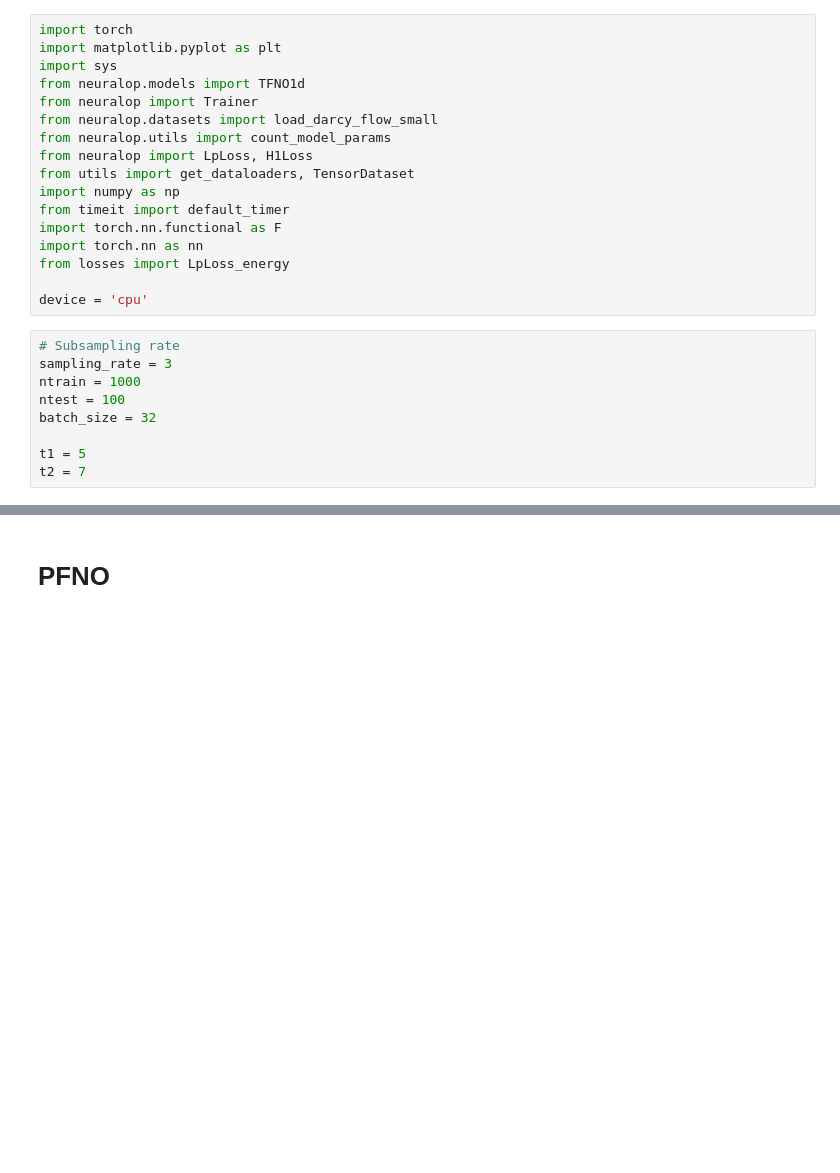
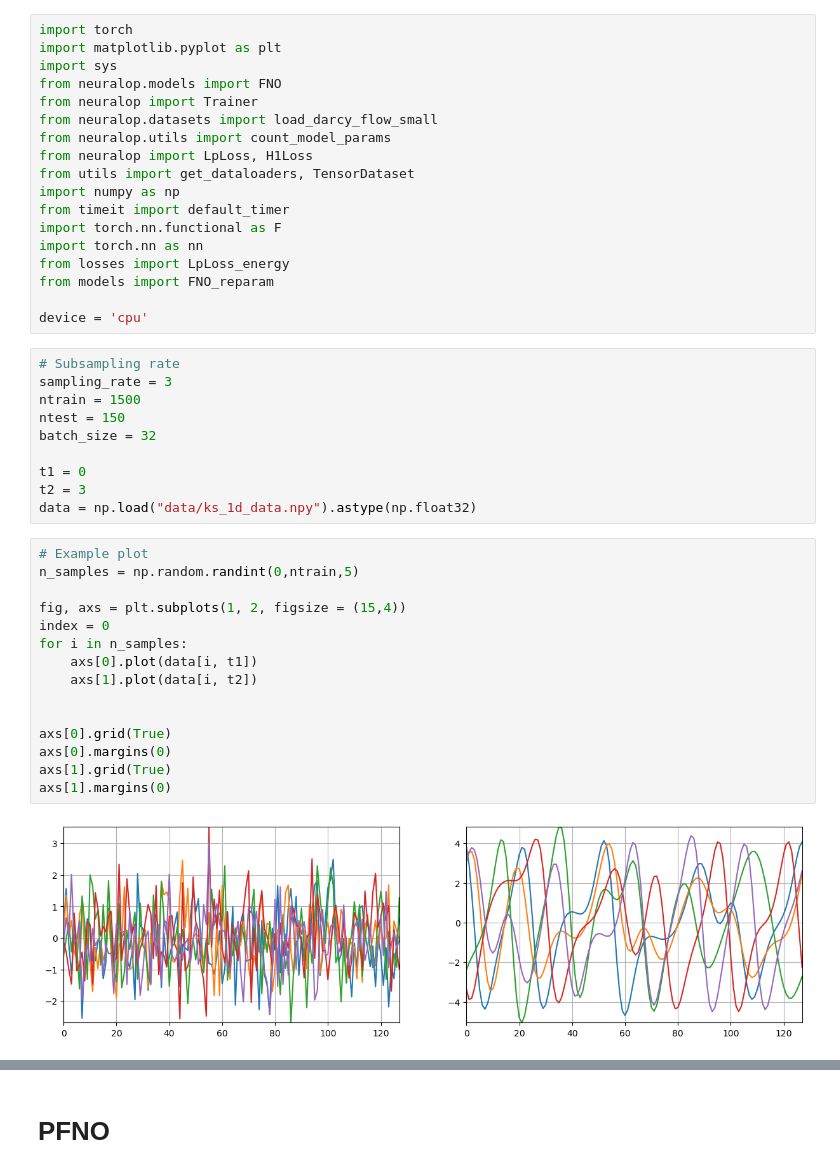
Before and after one commit to cbuelt/pfno, a Jupyter notebook: ks_test.ipynb, the cells around one changed output, grey strips where cells are left out. Cells and saved outputs as stored; diff of their text form; blank space fills up the shorter version.

```diff
--- a/ks_test.ipynb
+++ b/ks_test.ipynb
@@ -2,7 +2,7 @@
 import torch
 import matplotlib.pyplot as plt
 import sys
-from neuralop.models import TFNO1d
+from neuralop.models import FNO
 from neuralop import Trainer
 from neuralop.datasets import load_darcy_flow_small
 from neuralop.utils import count_model_params
@@ -13,15 +13,34 @@ from timeit import default_timer
 import torch.nn.functional as F
 import torch.nn as nn
 from losses import LpLoss_energy
+from models import FNO_reparam
 
 device = 'cpu'
 # %%
 # Subsampling rate
 sampling_rate = 3
-ntrain = 1000
-ntest = 100
+ntrain = 1500
+ntest = 150
 batch_size = 32
 
-t1 = 5
-t2 = 7
+t1 = 0
+t2 = 3
+data = np.load("data/ks_1d_data.npy").astype(np.float32)
+# %%
+# Example plot
+n_samples = np.random.randint(0,ntrain,5)
+
+fig, axs = plt.subplots(1, 2, figsize = (15,4))
+index = 0
+for i in n_samples:
+    axs[0].plot(data[i, t1])
+    axs[1].plot(data[i, t2])
+
+
+axs[0].grid(True)
+axs[0].margins(0)
+axs[1].grid(True)
+axs[1].margins(0)
+# %% [output]
+[figure, added]
 # %%
```
Also changed, not shown: parts of 13 cells of this notebook, 2 other files.
